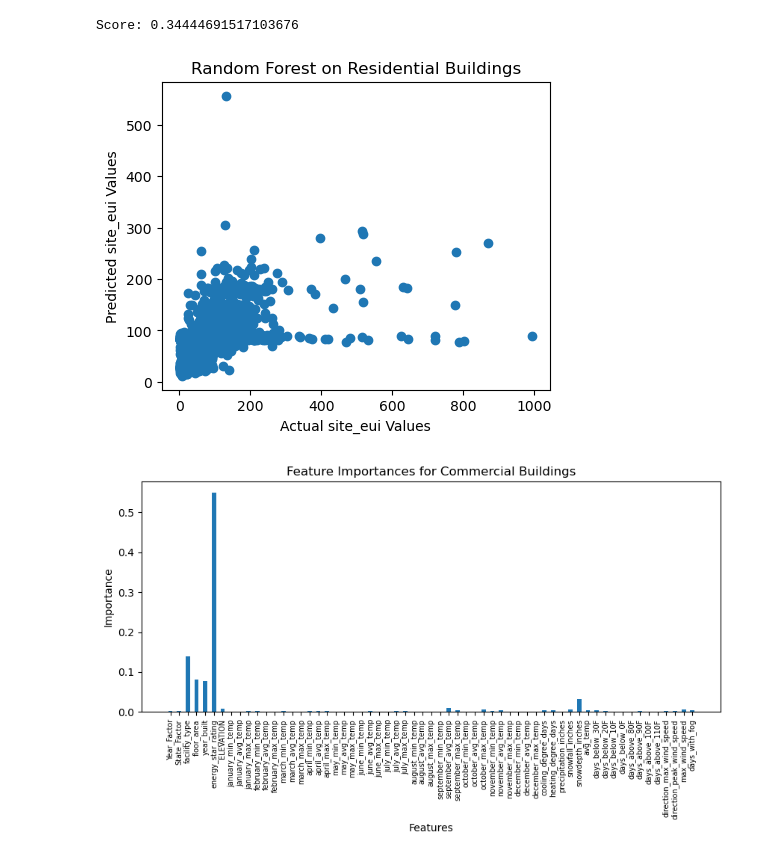
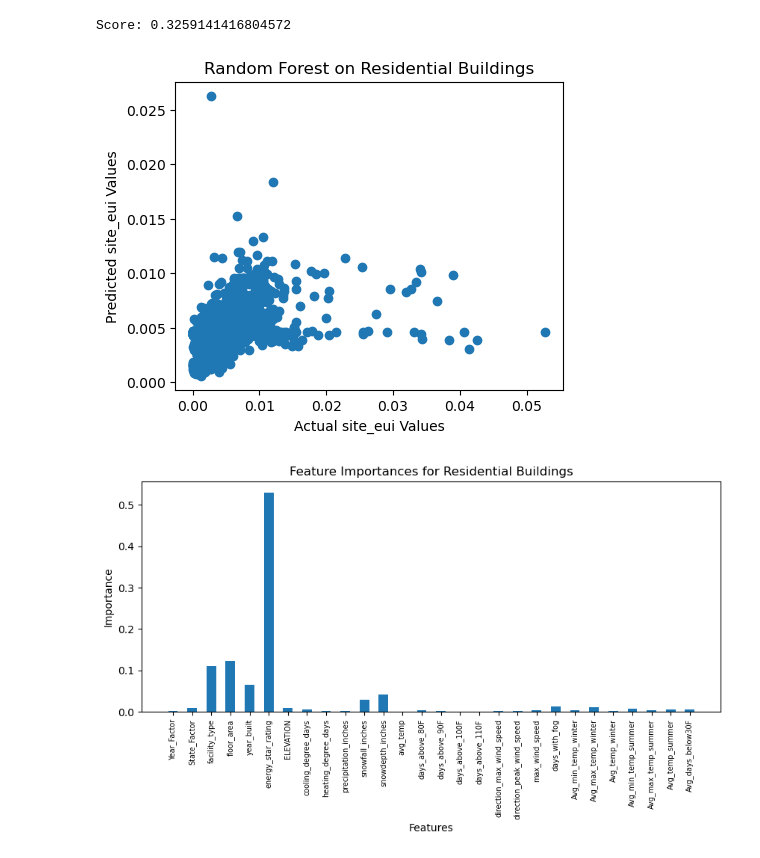
Before and after one commit to jren0/GDS-Final-Project, a Jupyter notebook: random_forest.ipynb, the cells around one changed output. Cells and saved outputs as stored; diff of their text form; code cells hidden in the pictures.

```diff
--- a/random_forest.ipynb
+++ b/random_forest.ipynb
@@ -59,9 +136,19 @@ res_train_df = train_df.loc[train_df['building_class'] == 'Residential']
 com_train_df = com_train_df.drop(columns=['building_class'])
 res_train_df = res_train_df.drop(columns=['building_class'])
 
-# Encode and fill
+# Original DataFrames before encoding, filling, averaging, and normalizing
+orig_com_df = copy.deepcopy(com_train_df)
+orig_res_df = copy.deepcopy(res_train_df)
+
+# Encode and fill, average
 com_train_df = encode_and_fill(com_train_df)
+com_train_df = avg_features(com_train_df)
 res_train_df = encode_and_fill(res_train_df)
+res_train_df = avg_features(res_train_df)
+
+# Normalize
+com_train_df = normalize_data(com_train_df)
+res_train_df = normalize_data(res_train_df)
 
 y_com_train = np.array(com_train_df['site_eui']).reshape(-1,1)
 X_com_train = com_train_df.drop(columns=['site_eui', 'id'])
@@ -106,31 +193,31 @@ Score: 0.42623697159326734
 # %%
 ### RANDOM FOREST ON RESIDENTIAL BUILDINGS ###
 X_train, X_test, y_train, y_test = train_test_split(X_res_train, y_res_train, test_size=0.3)
 
 # Run random forest
 rf = RandomForestRegressor(n_estimators=40, max_depth=8)
 rf.fit(X_train, y_train)
 y_pred = rf.predict(X_test)
 score = rf.score(X_test, y_test)
 print("Score:", score)
 
 # Plot Results
 plt.figure(figsize=(5,4))
 plt.scatter(y_test,y_pred)
 plt.title("Random Forest on Residential Buildings")
 plt.xlabel("Actual site_eui Values")
 plt.ylabel("Predicted site_eui Values")
 
 # Plot Feature Importances
 plt.figure(figsize=(10,4))
 features = np.array(X_com_train.columns)
 plt.bar(features, rf.feature_importances_, width=0.5)
 plt.xticks(fontsize=7, rotation=90)
-plt.title("Feature Importances for Commercial Buildings")
+plt.title("Feature Importances for Residential Buildings")
 plt.xlabel("Features")
 plt.ylabel("Importance")
 plt.show()
 # %% [output]
-Score: 0.34444691517103676
+Score: 0.3259141416804572
-[figure, old version]
+[figure, new version]
-[figure, old version]
+[figure, new version]
```
Also changed, not shown: parts of 11 cells of this notebook, 1 other file.
